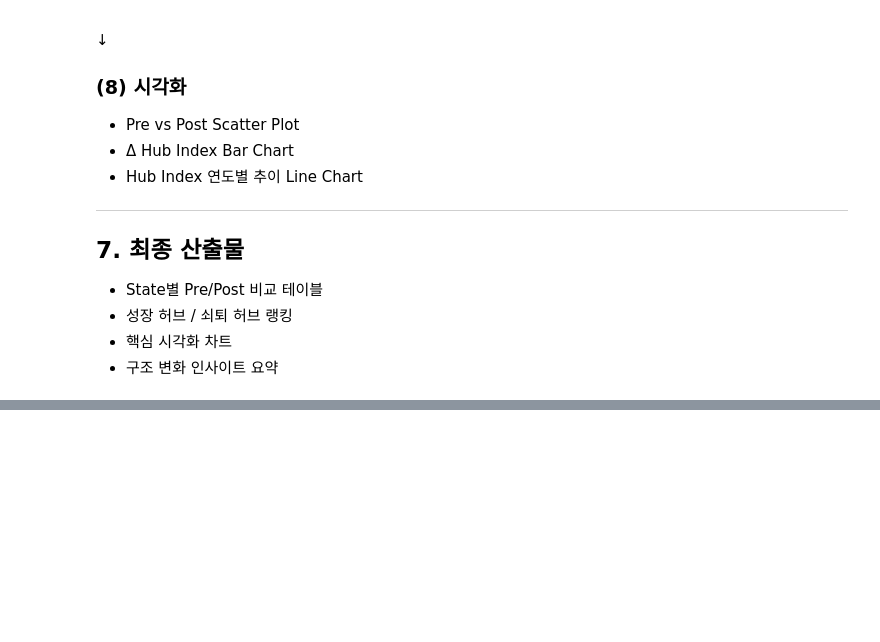
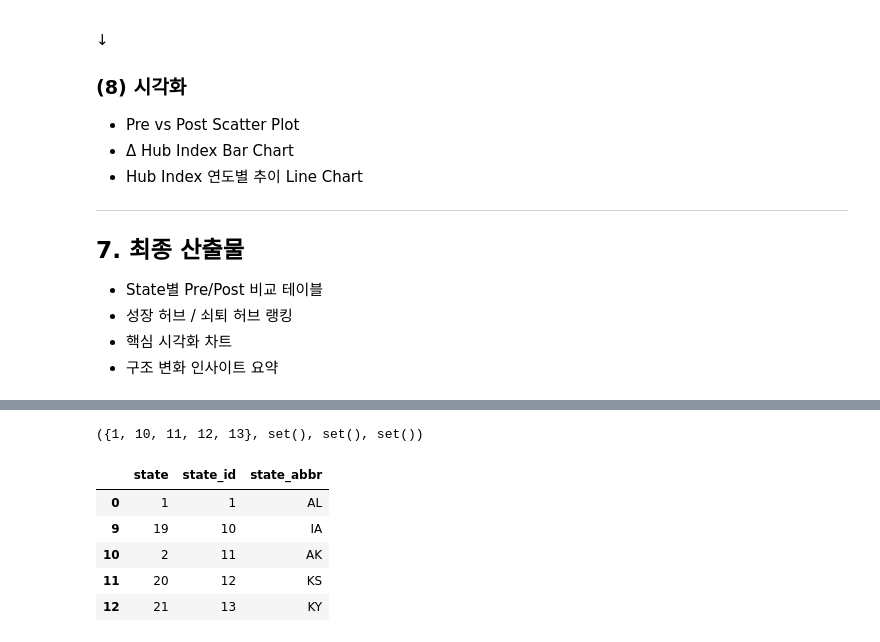
Before and after one commit to jeesy95-creator/Logistics_EDA, a Jupyter notebook: code/code.ipynb, the cells around one changed output, grey strips where cells are left out. Drawn from its saved outputs; the diff is of its cells as text; code cells hidden in the pictures; blank space fills up the shorter version.

```diff
--- a/code/code.ipynb
+++ b/code/code.ipynb
@@ -911,0 +1202,26 @@ def plot_hub_trend(hub_state_year, states, title="Hub Index Trend"):
+# %%
+# 공통/모드별 허브 set 비교
+hub_sets = {}
+for m in ["domestic", "import", "export"]:
+    best = results[m]["res"][(results[m]["res"]["threshold_miles"] == 200) & (results[m]["res"]["p"] == 5)].iloc[0]
+    hub_sets[m] = set(map(int, best["chosen_hubs"]))
+
+common = set.intersection(*hub_sets.values())
+only_domestic = hub_sets["domestic"] - (hub_sets["import"] | hub_sets["export"])
+only_import   = hub_sets["import"]   - (hub_sets["domestic"] | hub_sets["export"])
+only_export   = hub_sets["export"]   - (hub_sets["domestic"] | hub_sets["import"])
+
+common, only_domestic, only_import, only_export
+# %% [output]
+({1, 10, 11, 12, 13}, set(), set(), set())
+# %%
+# 공통 허브 디코딩 (domestic lookup 재사용해도 OK: lookup은 공통)
+lookup0 = results["domestic"]["lookup"]
+lookup0[lookup0["state_id"].isin(sorted(common))].sort_values("state_id")
+# %% [output]
+|  | state | state_id | state_abbr |
+| 0 | 1 | 1 | AL |
+| 9 | 19 | 10 | IA |
+| 10 | 2 | 11 | AK |
+| 11 | 20 | 12 | KS |
+| 12 | 21 | 13 | KY |
```
Also changed, not shown: parts of 26 cells of this notebook, 7 other files.
